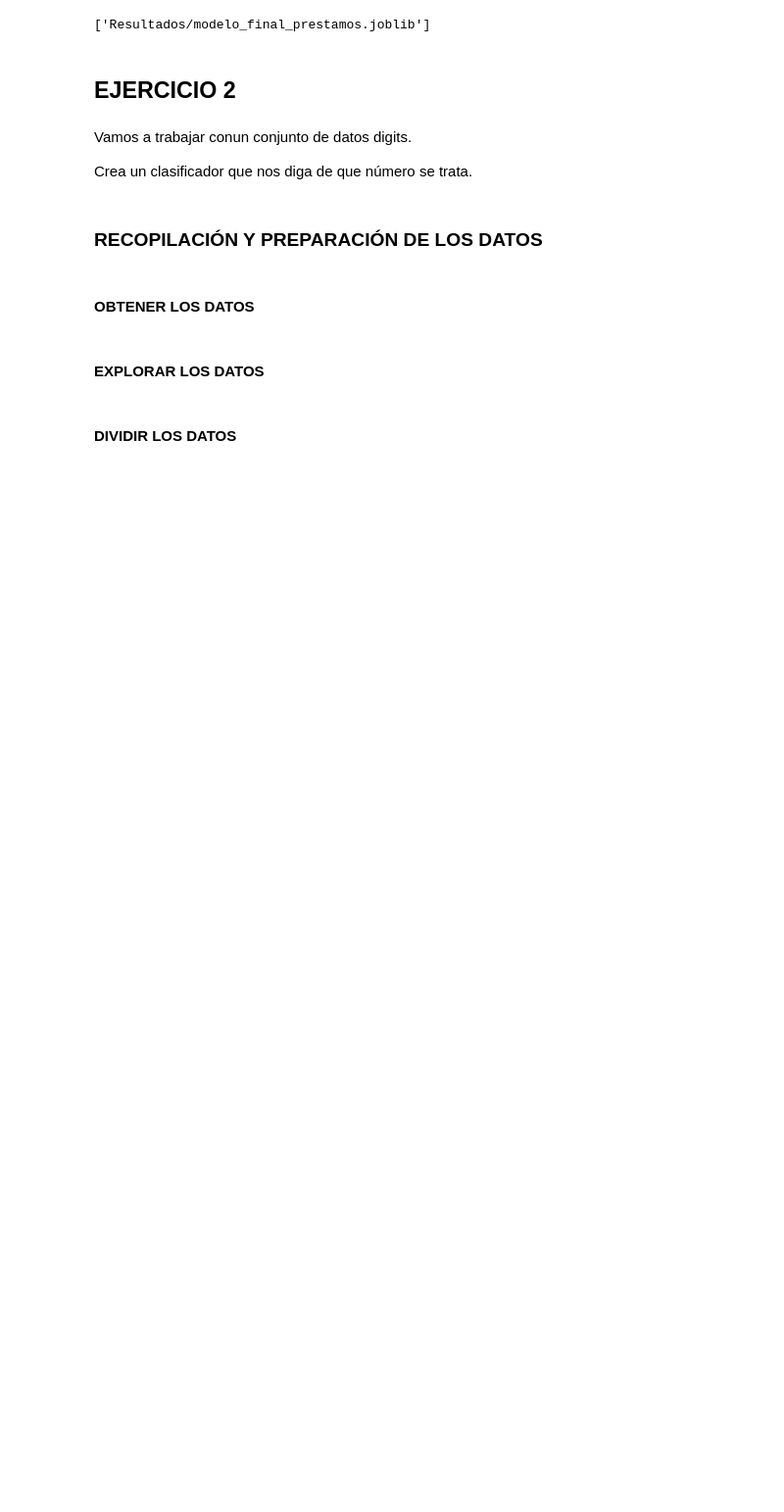
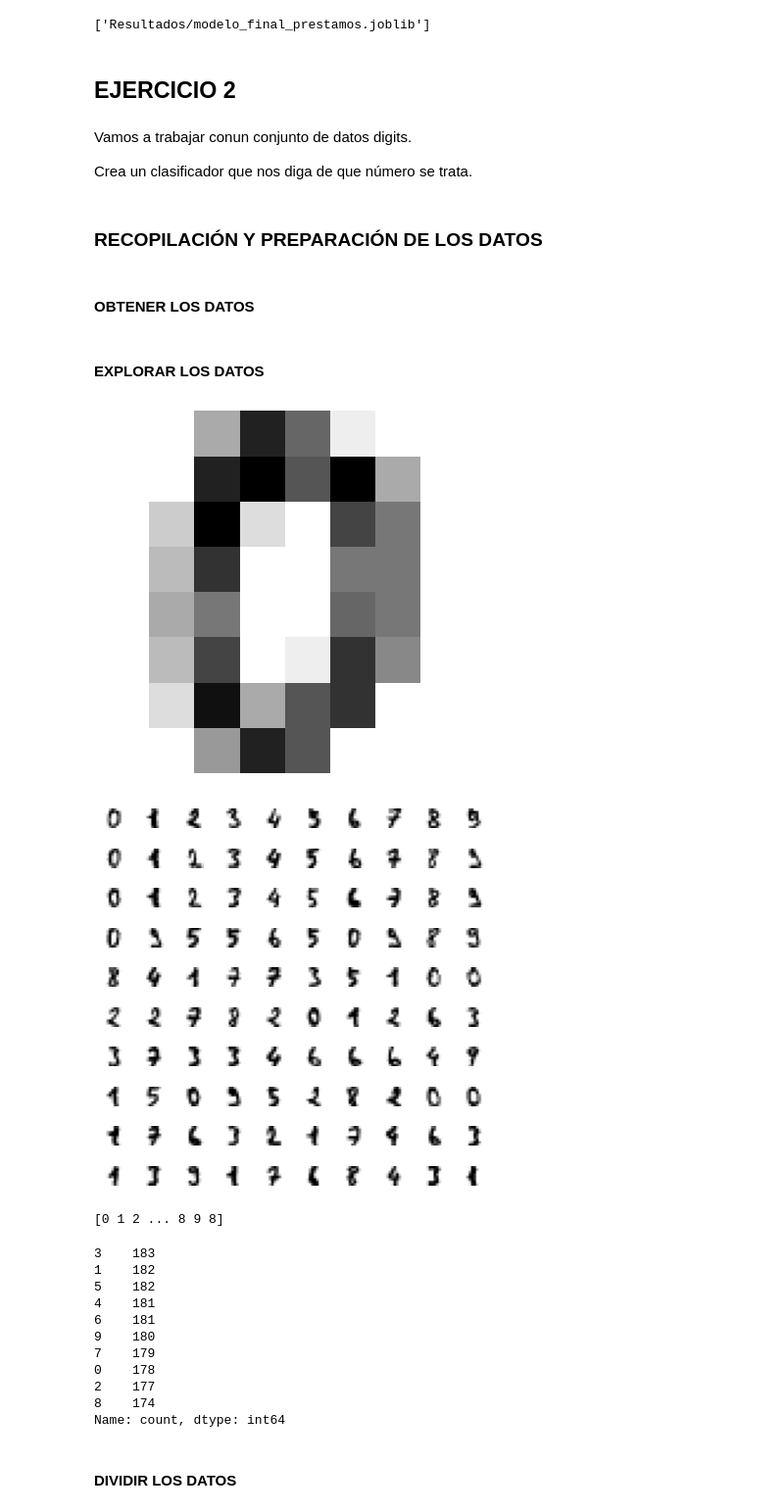
Before and after one commit to Raumeco/IABD-SAPA-Aprendizaje_supervisado, a Jupyter notebook: 2_8Ejercicios.ipynb, the cells around one changed output. Shown at 98% size. Cells and saved outputs as stored; diff of their text form; code cells hidden in the pictures; blank space fills up the shorter version.

```diff
--- a/2_8Ejercicios.ipynb
+++ b/2_8Ejercicios.ipynb
@@ -348,5 +342,40 @@ X_digits = digits.data
 y_digits = digits.target
 # %% [markdown]
 #### EXPLORAR LOS DATOS
+# %%
+# Explorar los datos
+def plot_digit(image_data):
+    image = image_data.reshape(8, 8)
+    plt.imshow(image, cmap="binary")
+    plt.axis("off")
+
+some_digit = X_digits[0]
+plot_digit(some_digit)
+plt.show()
+
+plt.figure(figsize=(5,5))
+for idx, image_data in enumerate(X_digits[:100]):
+    plt.subplot(10, 10, idx + 1)
+    plot_digit(image_data)
+plt.subplots_adjust(wspace=1, hspace=1)
+plt.show()
+
+print(y_digits)
+pd.Series(y_digits).value_counts()
+# %% [output]
+[figure, added]
+[figure, added]
+[0 1 2 ... 8 9 8]
+3    183
+1    182
+5    182
+4    181
+6    181
+9    180
+7    179
+0    178
+2    177
+8    174
+Name: count, dtype: int64
 # %% [markdown]
 #### DIVIDIR LOS DATOS
```
Also changed, not shown: parts of 10 cells of this notebook, 3 other files.
